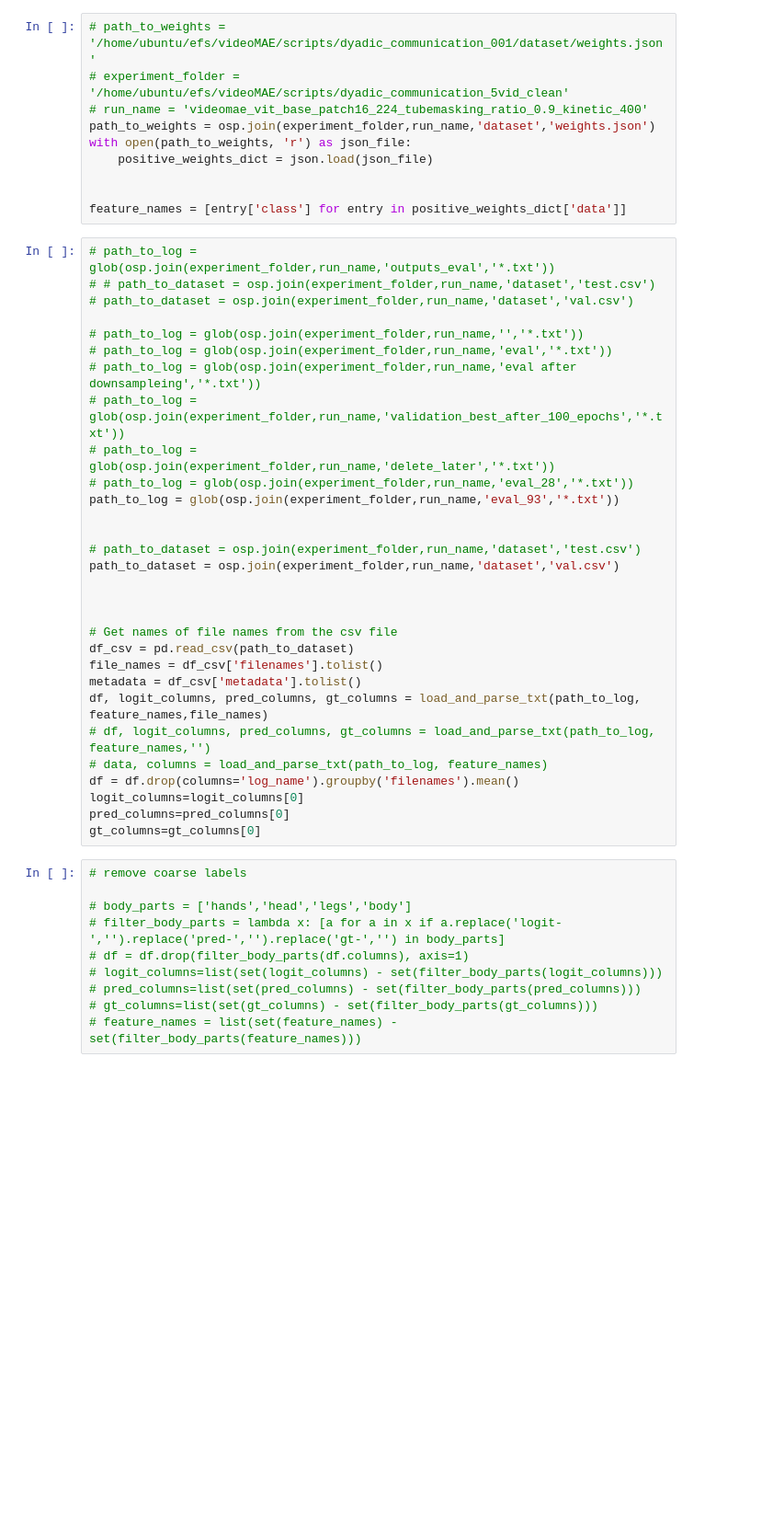
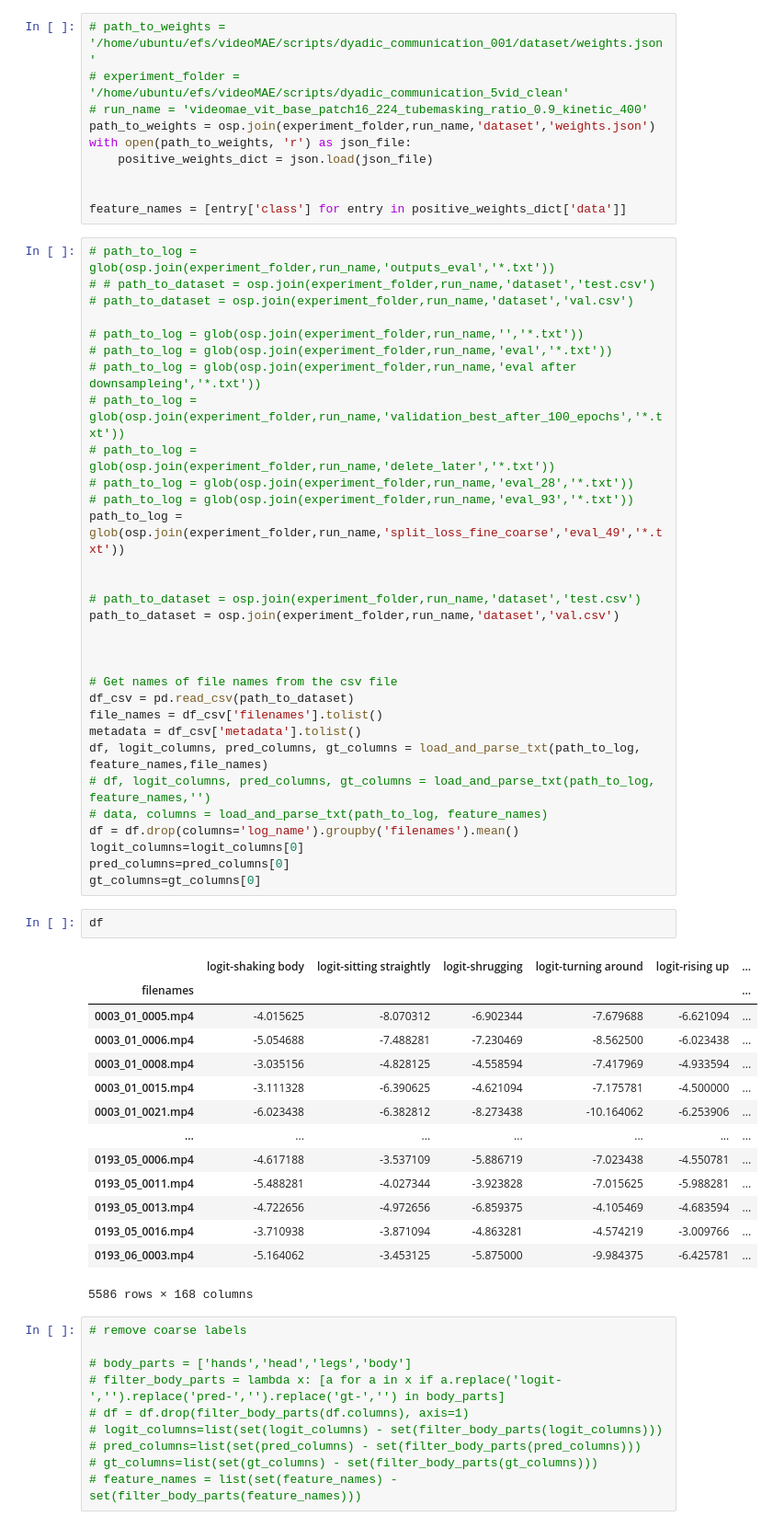
Before and after one commit to gutzcha/human_micro_gesture_classifier, a Jupyter notebook: data_exploration/consolidate_results_v4.ipynb, the cells around one changed output. Shown at 92% size. Cells and saved outputs as stored; diff of their text form; blank space fills up the shorter version.

```diff
--- a/data_exploration/consolidate_results_v4.ipynb
+++ b/data_exploration/consolidate_results_v4.ipynb
@@ -133,7 +133,8 @@ feature_names = [entry['class'] for entry in positive_weights_dict['data']]
 # path_to_log = glob(osp.join(experiment_folder,run_name,'validation_best_after_100_epochs','*.txt'))
 # path_to_log = glob(osp.join(experiment_folder,run_name,'delete_later','*.txt'))
 # path_to_log = glob(osp.join(experiment_folder,run_name,'eval_28','*.txt'))
-path_to_log = glob(osp.join(experiment_folder,run_name,'eval_93','*.txt'))
+# path_to_log = glob(osp.join(experiment_folder,run_name,'eval_93','*.txt'))
+path_to_log = glob(osp.join(experiment_folder,run_name,'split_loss_fine_coarse','eval_49','*.txt'))
 
 
 # path_to_dataset = osp.join(experiment_folder,run_name,'dataset','test.csv')
@@ -152,6 +153,23 @@ df = df.drop(columns='log_name').groupby('filenames').mean()
 logit_columns=logit_columns[0]
 pred_columns=pred_columns[0]
 gt_columns=gt_columns[0]
+# %%
+df
+# %% [output]
+|  | logit-shaking body | logit-sitting straightly | logit-shrugging | logit-turning around | logit-rising up | ... |
+| filenames |  |  |  |  |  | ... |
+| 0003_01_0005.mp4 | -4.015625 | -8.070312 | -6.902344 | -7.679688 | -6.621094 | ... |
+| 0003_01_0006.mp4 | -5.054688 | -7.488281 | -7.230469 | -8.562500 | -6.023438 | ... |
+| 0003_01_0008.mp4 | -3.035156 | -4.828125 | -4.558594 | -7.417969 | -4.933594 | ... |
+| 0003_01_0015.mp4 | -3.111328 | -6.390625 | -4.621094 | -7.175781 | -4.500000 | ... |
+| 0003_01_0021.mp4 | -6.023438 | -6.382812 | -8.273438 | -10.164062 | -6.253906 | ... |
+| ... | ... | ... | ... | ... | ... | ... |
+| 0193_05_0006.mp4 | -4.617188 | -3.537109 | -5.886719 | -7.023438 | -4.550781 | ... |
+| 0193_05_0011.mp4 | -5.488281 | -4.027344 | -3.923828 | -7.015625 | -5.988281 | ... |
+| 0193_05_0013.mp4 | -4.722656 | -4.972656 | -6.859375 | -4.105469 | -4.683594 | ... |
+| 0193_05_0016.mp4 | -3.710938 | -3.871094 | -4.863281 | -4.574219 | -3.009766 | ... |
+| 0193_06_0003.mp4 | -5.164062 | -3.453125 | -5.875000 | -9.984375 | -6.425781 | ... |
+5586 rows × 168 columns
 # %%
 # remove coarse labels
 
```
Also changed, not shown: 26 other files.
